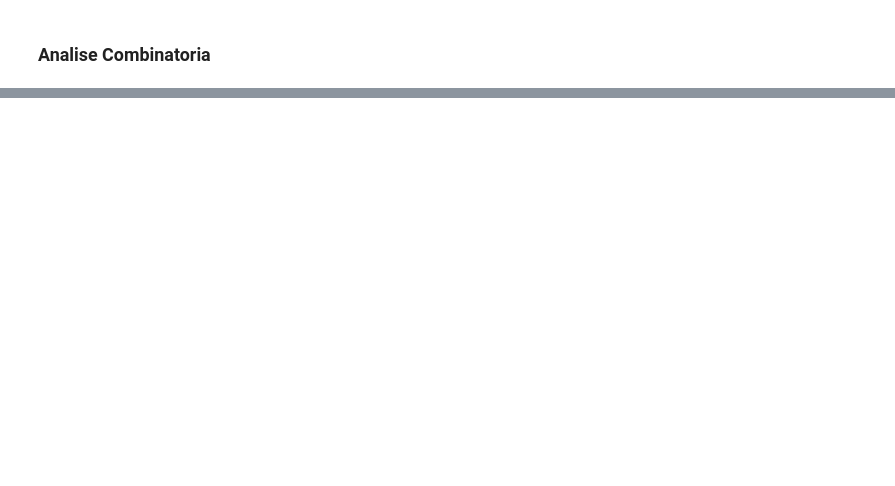
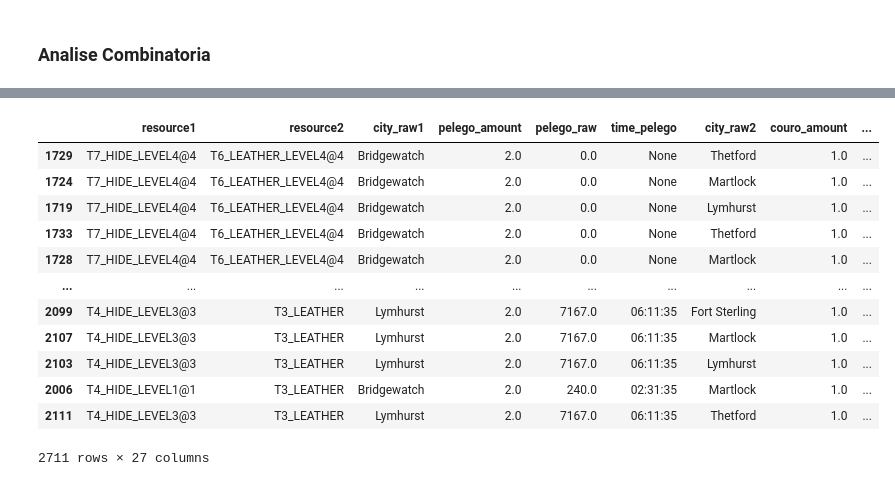
Before and after one commit to PedroRochaReis/Albion-Market-Exploration, a Jupyter notebook: DataScience_discovery.ipynb, the cells around one changed output, grey strips where cells are left out. Saved outputs shown, nothing was run; the diff lists cells and outputs as text; code cells hidden in the pictures; blank space fills up the shorter version.

```diff
--- a/DataScience_discovery.ipynb
+++ b/DataScience_discovery.ipynb
@@ -241,3 +54,19 @@ TypeError: unhashable type: 'Series'
+# %%
+df_result
+# %% [output]
+|  | resource1 | resource2 | city_raw1 | pelego_amount | pelego_raw | time_pelego | city_raw2 | couro_amount | ... |
+| 1729 | T7_HIDE_LEVEL4@4 | T6_LEATHER_LEVEL4@4 | Bridgewatch | 2.0 | 0.0 | None | Thetford | 1.0 | ... |
+| 1724 | T7_HIDE_LEVEL4@4 | T6_LEATHER_LEVEL4@4 | Bridgewatch | 2.0 | 0.0 | None | Martlock | 1.0 | ... |
+| 1719 | T7_HIDE_LEVEL4@4 | T6_LEATHER_LEVEL4@4 | Bridgewatch | 2.0 | 0.0 | None | Lymhurst | 1.0 | ... |
+| 1733 | T7_HIDE_LEVEL4@4 | T6_LEATHER_LEVEL4@4 | Bridgewatch | 2.0 | 0.0 | None | Thetford | 1.0 | ... |
+| 1728 | T7_HIDE_LEVEL4@4 | T6_LEATHER_LEVEL4@4 | Bridgewatch | 2.0 | 0.0 | None | Martlock | 1.0 | ... |
+| ... | ... | ... | ... | ... | ... | ... | ... | ... | ... |
+| 2099 | T4_HIDE_LEVEL3@3 | T3_LEATHER | Lymhurst | 2.0 | 7167.0 | 06:11:35 | Fort Sterling | 1.0 | ... |
+| 2107 | T4_HIDE_LEVEL3@3 | T3_LEATHER | Lymhurst | 2.0 | 7167.0 | 06:11:35 | Martlock | 1.0 | ... |
+| 2103 | T4_HIDE_LEVEL3@3 | T3_LEATHER | Lymhurst | 2.0 | 7167.0 | 06:11:35 | Lymhurst | 1.0 | ... |
+| 2006 | T4_HIDE_LEVEL1@1 | T3_LEATHER | Bridgewatch | 2.0 | 240.0 | 02:31:35 | Martlock | 1.0 | ... |
+| 2111 | T4_HIDE_LEVEL3@3 | T3_LEATHER | Lymhurst | 2.0 | 7167.0 | 06:11:35 | Thetford | 1.0 | ... |
+2711 rows × 27 columns
 # %%
 df_result[:50]
 # %% [output]
```
Also changed, not shown: parts of 13 cells of this notebook, 5 other files.
